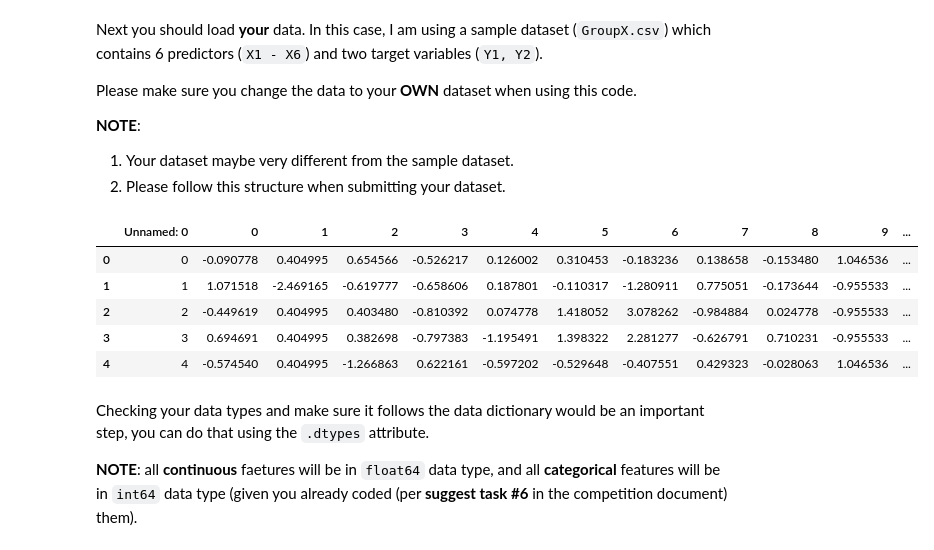
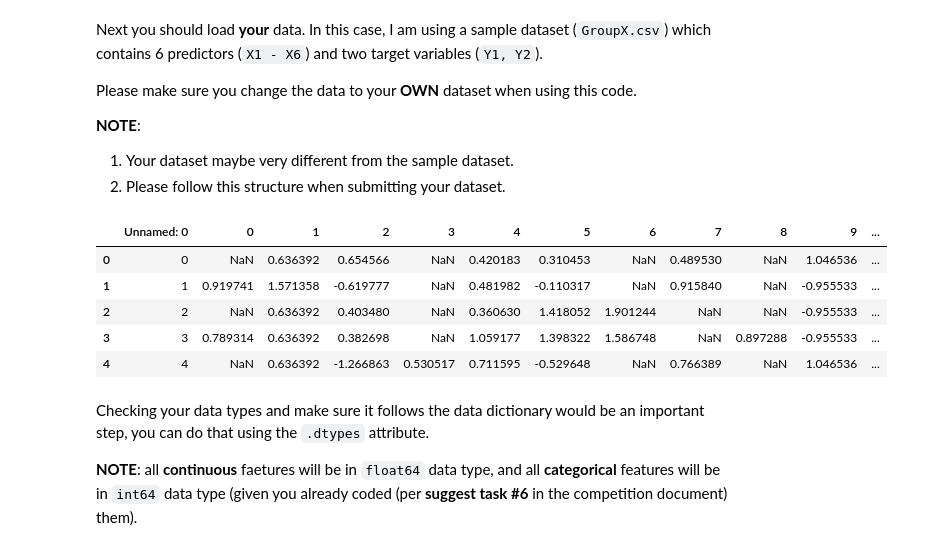
Before and after one commit to BA545-SP2019/2019-competition1-3-musketeers, a Jupyter notebook: Evaluation-Code-V0.ipynb, the cells around one changed output. Drawn from its saved outputs; the diff is of its cells as text; code cells hidden in the pictures.

```diff
--- a/Evaluation-Code-V0.ipynb
+++ b/Evaluation-Code-V0.ipynb
@@ -35,15 +35,15 @@ __NOTE__:
 1. Your dataset maybe very different from the sample dataset.
 2. Please follow this structure when submitting your dataset.
 # %%
-data = pd.read_csv('./Datasets/A8.csv', header=0)
+data = pd.read_csv('./Datasets/DDD.csv', header=0)
 data.head()
 # %% [output]
 |  | Unnamed: 0 | 0 | 1 | 2 | 3 | 4 | 5 | 6 | 7 | 8 | 9 | ... |
-| 0 | 0 | -0.090778 | 0.404995 | 0.654566 | -0.526217 | 0.126002 | 0.310453 | -0.183236 | 0.138658 | -0.153480 | 1.046536 | ... |
-| 1 | 1 | 1.071518 | -2.469165 | -0.619777 | -0.658606 | 0.187801 | -0.110317 | -1.280911 | 0.775051 | -0.173644 | -0.955533 | ... |
-| 2 | 2 | -0.449619 | 0.404995 | 0.403480 | -0.810392 | 0.074778 | 1.418052 | 3.078262 | -0.984884 | 0.024778 | -0.955533 | ... |
-| 3 | 3 | 0.694691 | 0.404995 | 0.382698 | -0.797383 | -1.195491 | 1.398322 | 2.281277 | -0.626791 | 0.710231 | -0.955533 | ... |
-| 4 | 4 | -0.574540 | 0.404995 | -1.266863 | 0.622161 | -0.597202 | -0.529648 | -0.407551 | 0.429323 | -0.028063 | 1.046536 | ... |
+| 0 | 0 | NaN | 0.636392 | 0.654566 | NaN | 0.420183 | 0.310453 | NaN | 0.489530 | NaN | 1.046536 | ... |
+| 1 | 1 | 0.919741 | 1.571358 | -0.619777 | NaN | 0.481982 | -0.110317 | NaN | 0.915840 | NaN | -0.955533 | ... |
+| 2 | 2 | NaN | 0.636392 | 0.403480 | NaN | 0.360630 | 1.418052 | 1.901244 | NaN | NaN | -0.955533 | ... |
+| 3 | 3 | 0.789314 | 0.636392 | 0.382698 | NaN | 1.059177 | 1.398322 | 1.586748 | NaN | 0.897288 | -0.955533 | ... |
+| 4 | 4 | NaN | 0.636392 | -1.266863 | 0.530517 | 0.711595 | -0.529648 | NaN | 0.766389 | NaN | 1.046536 | ... |
 # %% [markdown]
 Checking your data types and make sure it follows the data dictionary would be an important step, you can do that using the `.dtypes` attribute.
 
```
Also changed, not shown: parts of 5 cells of this notebook, 3 other files.
